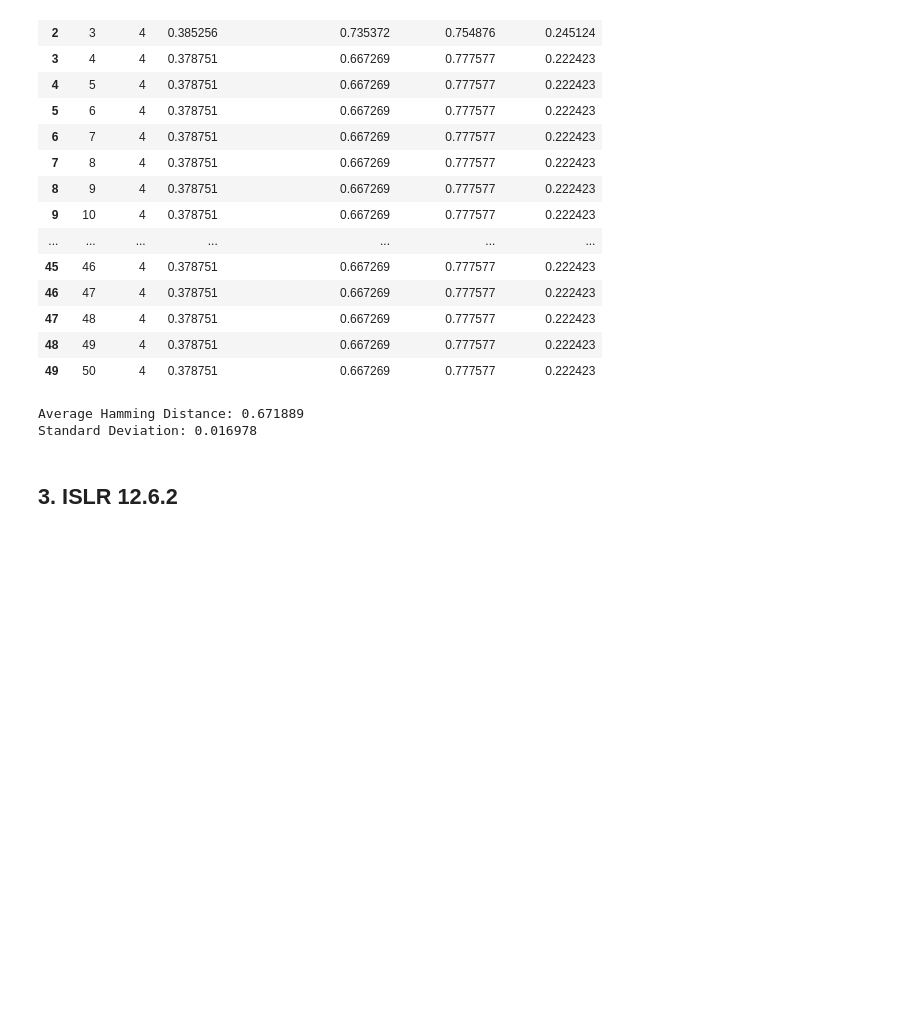
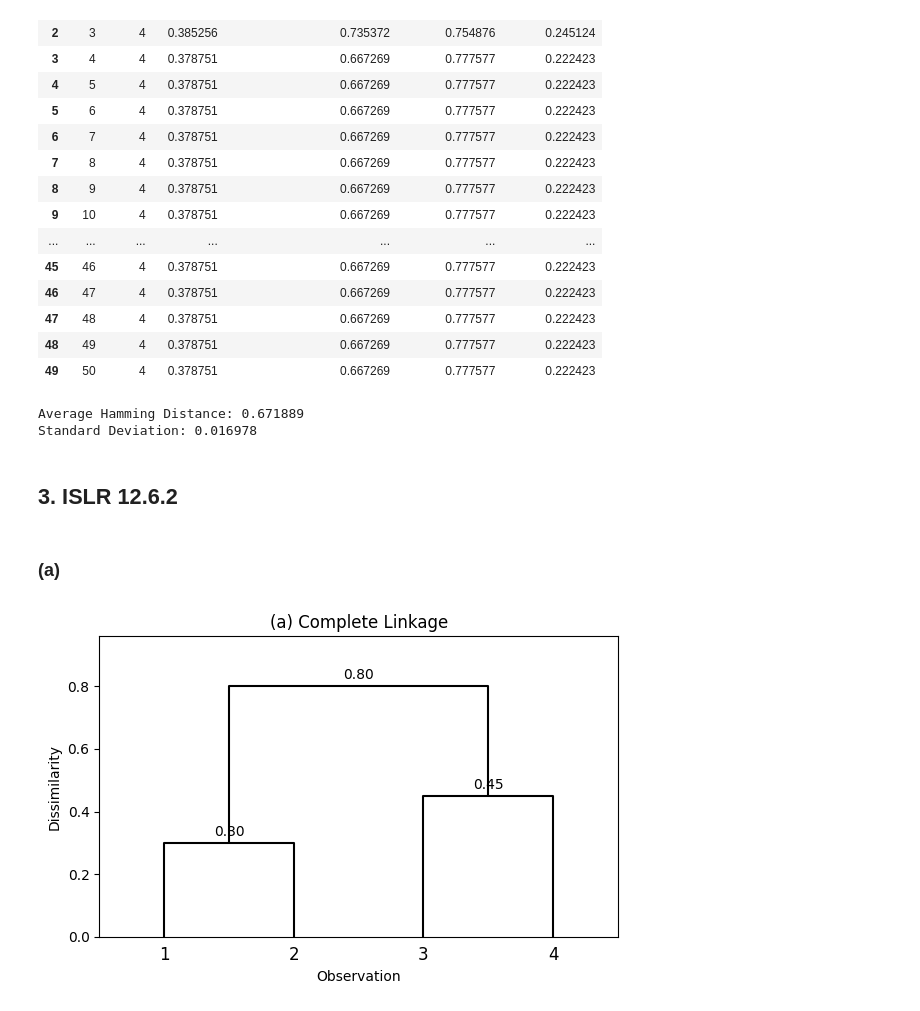
Before and after one commit to cxieusc/DSCI_552_HW7, a Jupyter notebook: notebook/Xie_Chong_HW7.ipynb, the cells around one changed output. Cells and saved outputs as stored; diff of their text form; code cells hidden in the pictures; blank space fills up the shorter version.

```diff
--- a/notebook/Xie_Chong_HW7.ipynb
+++ b/notebook/Xie_Chong_HW7.ipynb
@@ -512,3 +512,52 @@ Average Hamming Distance: 0.671889
 Standard Deviation: 0.016978
 # %% [markdown]
 ## 3. ISLR 12.6.2
+# %%
+import numpy as np
+import matplotlib.pyplot as plt
+from scipy.cluster.hierarchy import linkage, dendrogram
+from scipy.spatial.distance import squareform
+
+D = np.array([
+    [0,   0.3, 0.4, 0.7],
+    [0.3, 0,   0.5, 0.8],
+    [0.4, 0.5, 0,   0.45],
+    [0.7, 0.8, 0.45, 0]
+])
+
+distances = squareform(D)
+
+def plot_dendrogram(Z, title):
+    plt.figure(figsize=(6, 4))
+
+    tree = dendrogram(
+        Z,
+        labels=["1", "2", "3", "4"],
+        color_threshold=0,
+        above_threshold_color="black"
+    )
+
+    for xs, ys in zip(tree["icoord"], tree["dcoord"]):
+        x = (xs[1] + xs[2]) / 2
+        height = ys[1]
+        plt.annotate(
+            f"{height:.2f}",
+            (x, height),
+            xytext=(0, 5),
+            textcoords="offset points",
+            ha="center"
+        )
+
+    plt.xlabel("Observation")
+    plt.ylabel("Dissimilarity")
+    plt.title(title)
+    plt.ylim(0, Z[:, 2].max() * 1.2)
+    plt.tight_layout()
+    plt.show()
+# %% [markdown]
+### (a)
+# %%
+Z_complete = linkage(distances, method="complete")
+plot_dendrogram(Z_complete, "(a) Complete Linkage")
+# %% [output]
+[figure, added]
```
Also changed, not shown: parts of 6 cells of this notebook, 1 other file.
